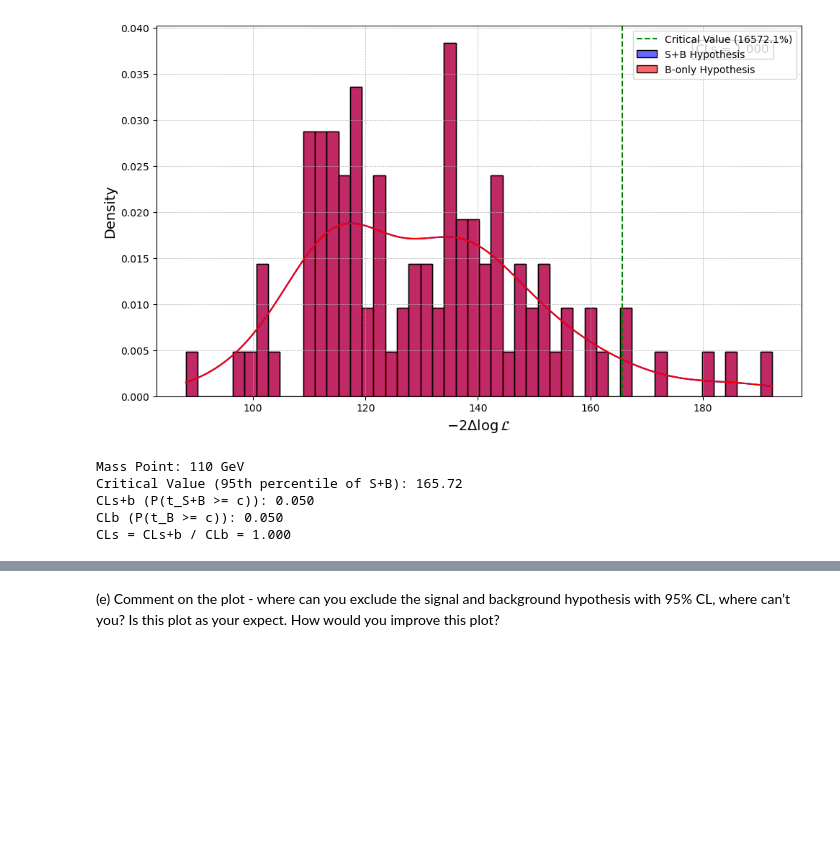
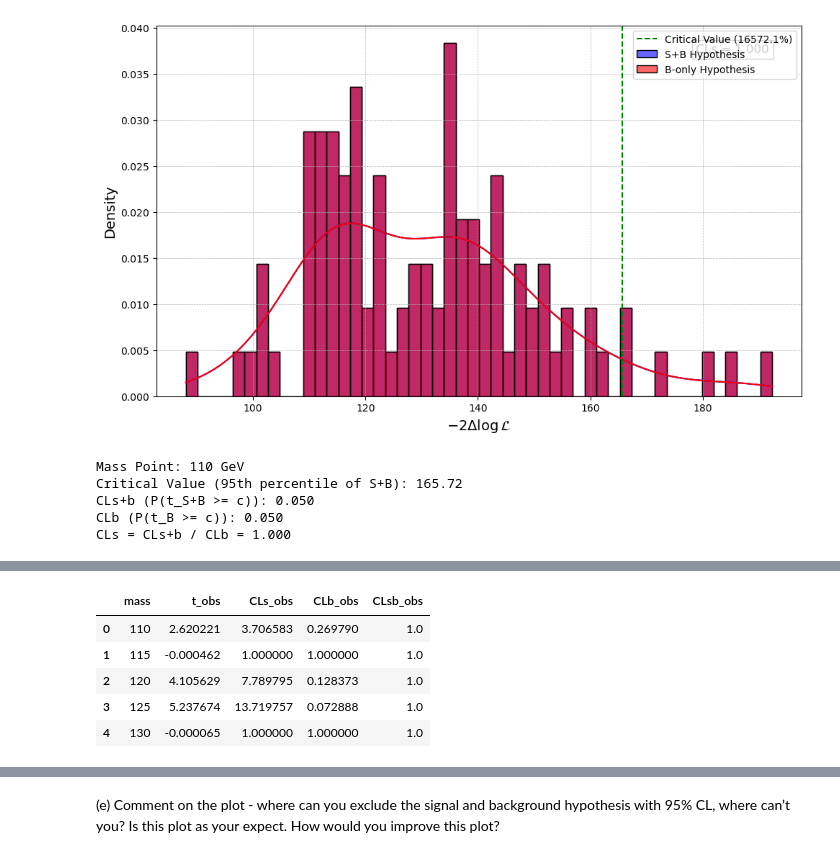
Before and after one commit to munozariasjm/PSet_Statistics-8_811, a Jupyter notebook: notebooks/02.ipynb, the cells around one changed output, grey strips where cells are left out. Saved outputs shown, nothing was run; the diff lists cells and outputs as text; code cells hidden in the pictures; blank space fills up the shorter version.

```diff
--- a/notebooks/02.ipynb
+++ b/notebooks/02.ipynb
@@ -465 +402,34 @@ cl_full_df.head()
+# %%
+# Compute t_obs and p-values using Wilks' theorem
+wilks_results = []
+
+for mass in mass_hypotheses:
+    t_obs = compute_t_obs_wilks(mass, zfit_data, obs)
+
+    # Compute p-value under the null hypothesis (S+B)
+    # Since under Wilks' theorem, t follows a chi-squared distribution under the null hypothesis
+    # For exclusion, we are interested in the p-value under the background-only hypothesis
+    # So we compute the p-value under the B-only hypothesis
+    p_value_bkg = 1 - chi2.cdf(t_obs, df=2)
+
+    # CLs+b is the p-value under the S+B hypothesis
+    # Since under Wilks' theorem, the test statistic follows a chi-squared distribution under the B-only hypothesis,
+    # but not under the S+B hypothesis. Therefore, for CLs method, we use the p-value from the B-only hypothesis.
+    CLb = p_value_bkg
+    CLsb = 1.0  # Under Wilks' theorem, we assume CLs+b = 1 for exclusion limits
+
+    # Compute CLs
+    CLs = CLsb / CLb if CLb > 0 else 1.0
+
+    wilks_results.append({'mass': mass, 't_obs': t_obs, 'CLs_obs': CLs, 'CLb_obs': CLb, 'CLsb_obs': CLsb})
+
+wilks_df = pd.DataFrame(wilks_results)
+wilks_df.head()
+# %% [output]
+|  | mass | t_obs | CLs_obs | CLb_obs | CLsb_obs |
+| 0 | 110 | 2.620221 | 3.706583 | 0.269790 | 1.0 |
+| 1 | 115 | -0.000462 | 1.000000 | 1.000000 | 1.0 |
+| 2 | 120 | 4.105629 | 7.789795 | 0.128373 | 1.0 |
+| 3 | 125 | 5.237674 | 13.719757 | 0.072888 | 1.0 |
+| 4 | 130 | -0.000065 | 1.000000 | 1.000000 | 1.0 |
 # %%
```
Also changed, not shown: parts of 6 cells of this notebook.
